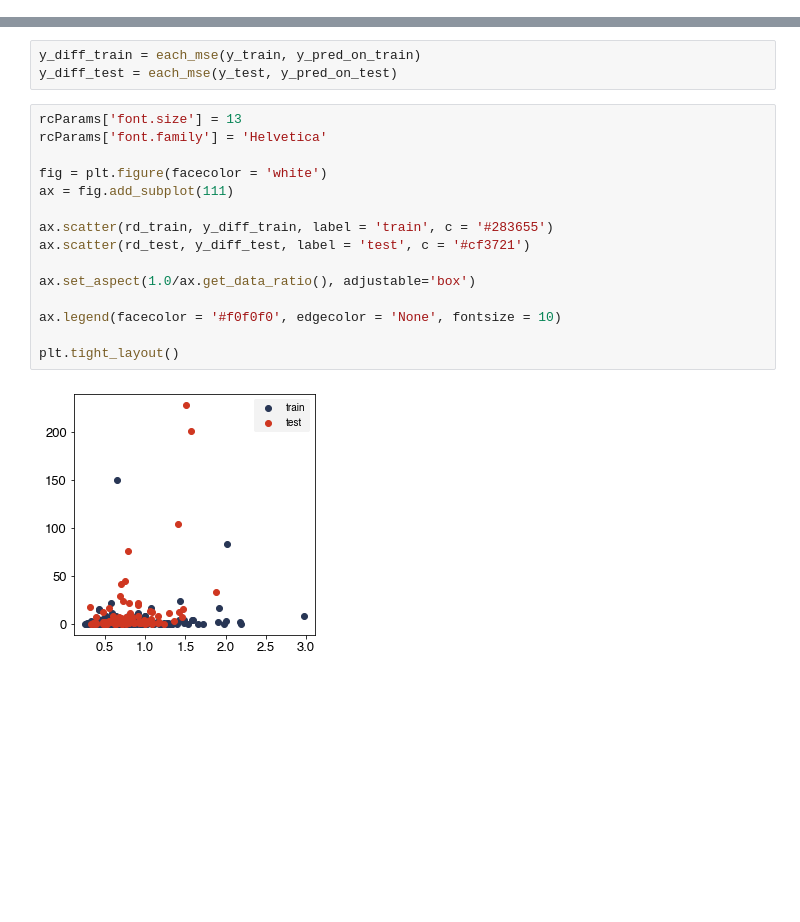
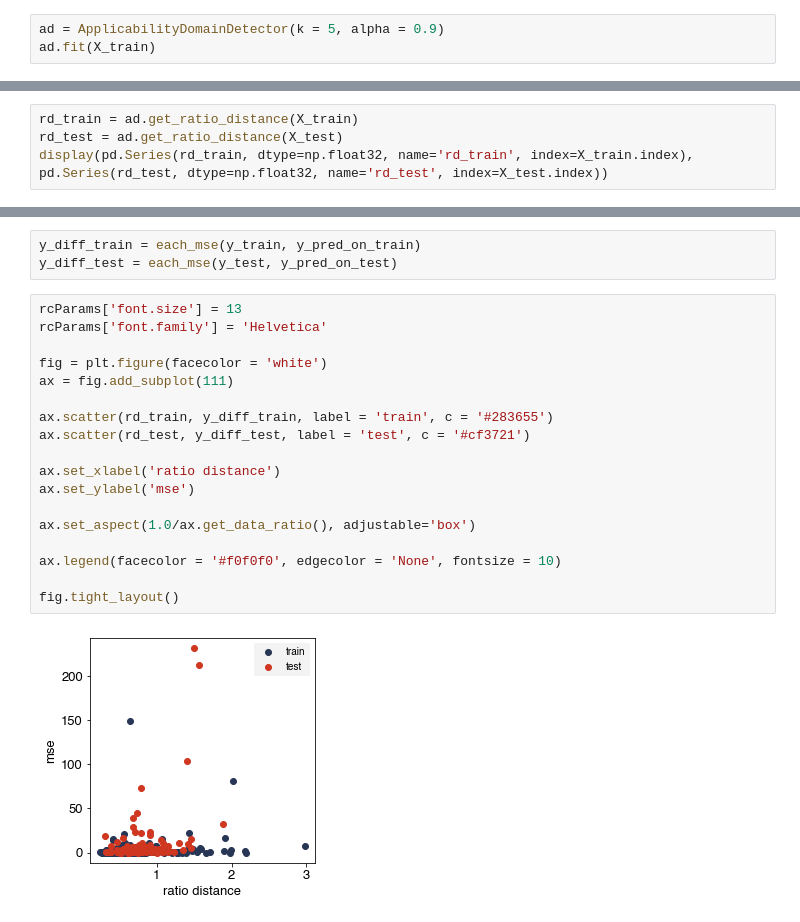
Before and after one commit to yu9824/applicability_domain, a Jupyter notebook: example/example.ipynb, the cells around one changed output, grey strips where cells are left out. Saved outputs shown, nothing was run; the diff lists cells and outputs as text; blank space fills up the shorter version.

```diff
--- a/example/example.ipynb
+++ b/example/example.ipynb
@@ -32,0 +28,3 @@ X_train, X_test, y_train, y_test = train_test_split(X, y, test_size = 0.2, rando
+# %%
+ad = ApplicabilityDomainDetector(k = 5, alpha = 0.9)
+ad.fit(X_train)
@@ -117,0 +103,4 @@ rd_train, rd_test = AD.get_ratio_distance(X_train, X_test)
+# %%
+rd_train = ad.get_ratio_distance(X_train)
+rd_test = ad.get_ratio_distance(X_test)
+display(pd.Series(rd_train, dtype=np.float32, name='rd_train', index=X_train.index), pd.Series(rd_test, dtype=np.float32, name='rd_test', index=X_test.index))
@@ -135,17 +149,20 @@ y_diff_test = each_mse(y_test, y_pred_on_test)
 # %%
 rcParams['font.size'] = 13
 rcParams['font.family'] = 'Helvetica'
 
 fig = plt.figure(facecolor = 'white')
 ax = fig.add_subplot(111)
 
 ax.scatter(rd_train, y_diff_train, label = 'train', c = '#283655')
 ax.scatter(rd_test, y_diff_test, label = 'test', c = '#cf3721')
 
+ax.set_xlabel('ratio distance')
+ax.set_ylabel('mse')
+
 ax.set_aspect(1.0/ax.get_data_ratio(), adjustable='box')
 
 ax.legend(facecolor = '#f0f0f0', edgecolor = 'None', fontsize = 10)
 
-plt.tight_layout()
+fig.tight_layout()
 # %% [output]
-[figure, old version]
+[figure, new version]
```
Also changed, not shown: parts of 37 cells of this notebook, 1 other file.
